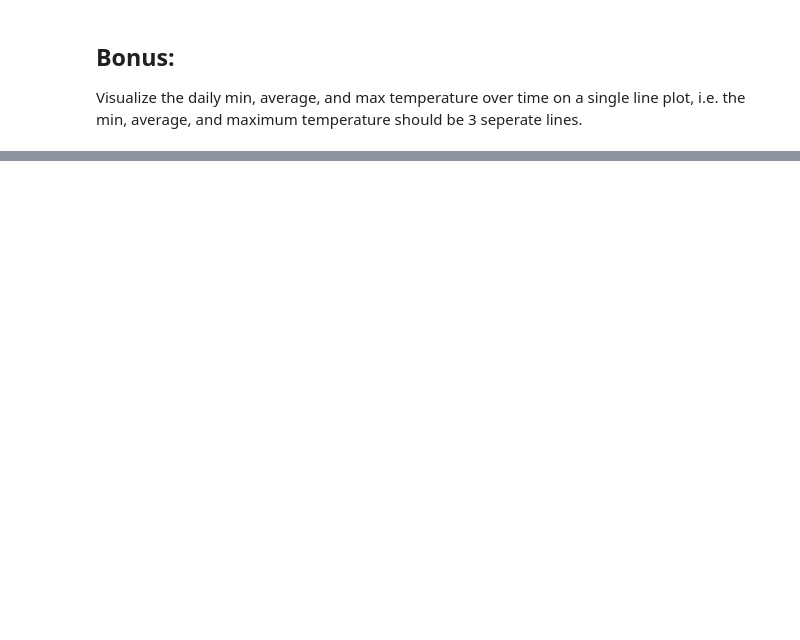
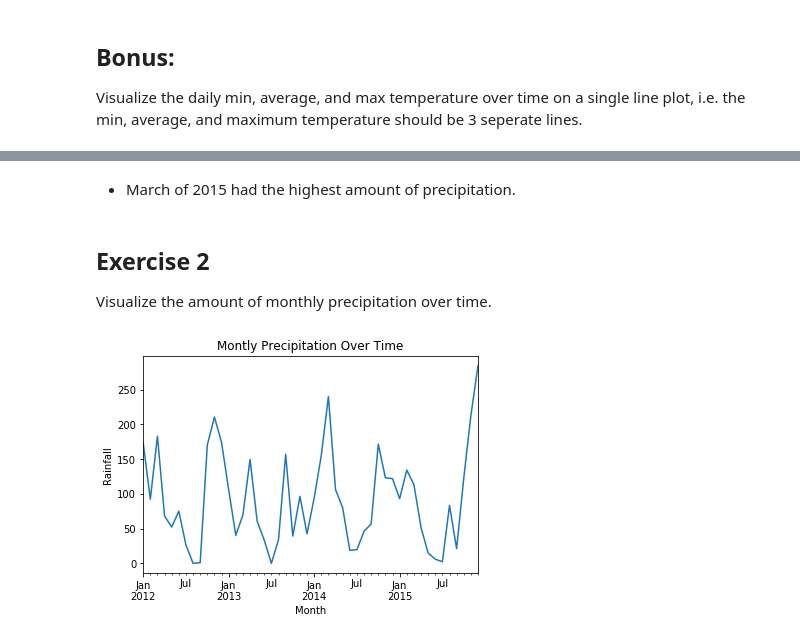
Before and after one commit to gilbert-noriega-ii/time-series-exercises, a Jupyter notebook: time-series-manipulation.ipynb, the cells around one changed output, grey strips where cells are left out. Drawn from its saved outputs; the diff is of its cells as text; code cells hidden in the pictures; blank space fills up the shorter version.

Commit message:
completed exercise

```diff
--- a/time-series-manipulation.ipynb
+++ b/time-series-manipulation.ipynb
@@ -122,0 +149,4 @@ Visualize the daily min, average, and max temperature over time on a single line
+# %%
+seattle = data.seattle_weather()
+seattle = seattle.set_index('date').sort_index()
+seattle
@@ -122,0 +195,13 @@ Visualize the daily min, average, and max temperature over time on a single line
+# %% [markdown]
+- March of 2015 had the highest amount of precipitation.
+# %% [markdown]
+## Exercise 2
+Visualize the amount of monthly precipitation over time.
+# %%
+seattle.resample('M').precipitation.sum().plot()
+plt.title('Montly Precipitation Over Time')
+plt.ylabel('Rainfall')
+plt.xlabel('Month')
+plt.show()
+# %% [output]
+[figure, added]
```
Also changed, not shown: parts of 58 cells of this notebook.
